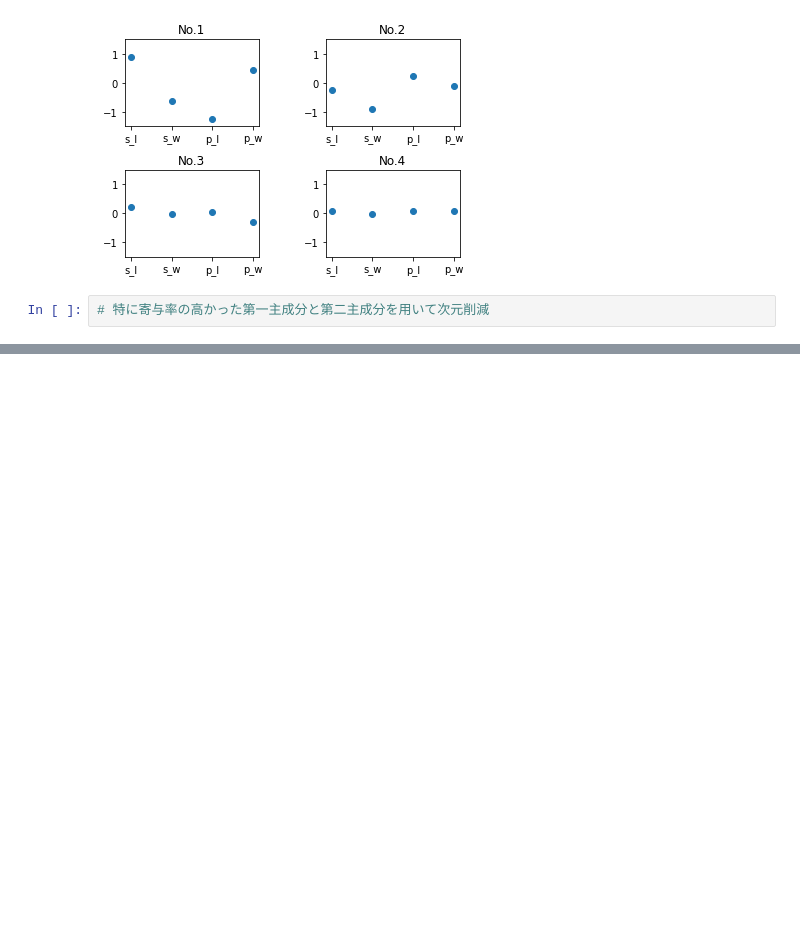
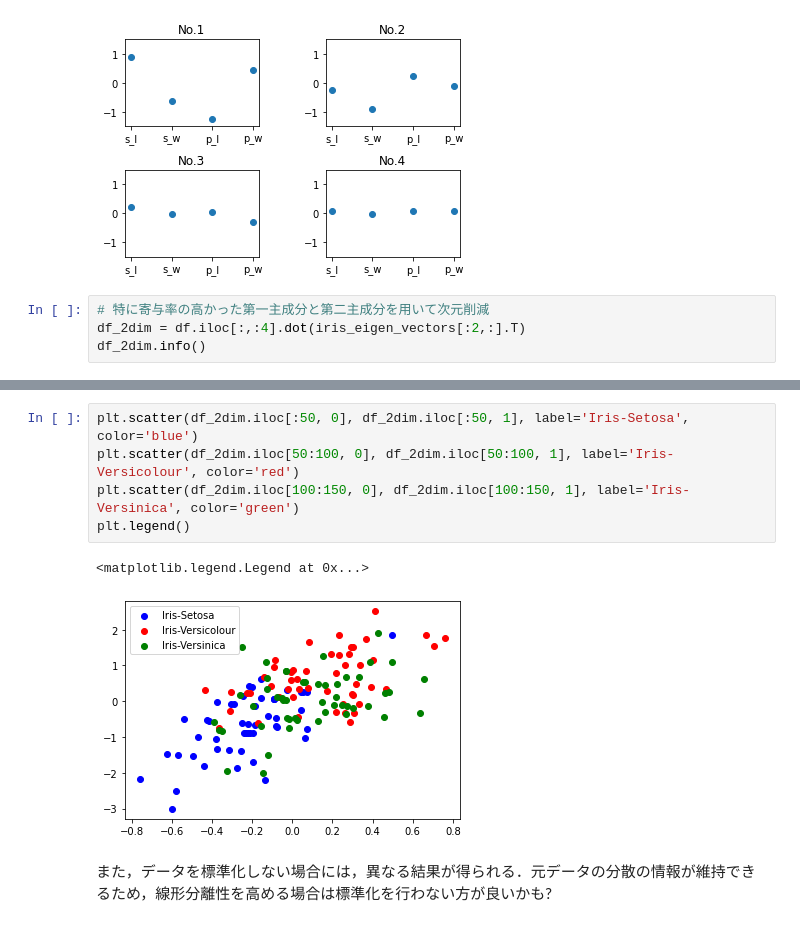
Before and after one commit to kiyoyoki/DataScienceSkillApprentice, a Jupyter notebook: eigenValueVector.ipynb, the cells around one changed output, grey strips where cells are left out. Saved outputs shown, nothing was run; the diff lists cells and outputs as text; blank space fills up the shorter version.

```diff
--- a/eigenValueVector.ipynb
+++ b/eigenValueVector.ipynb
@@ -231,3 +244,5 @@ plt.subplots_adjust(wspace=0.5, hspace=0.5)
 [figure]
 # %%
 # 特に寄与率の高かった第一主成分と第二主成分を用いて次元削減
+df_2dim = df.iloc[:,:4].dot(iris_eigen_vectors[:2,:].T)
+df_2dim.info()
@@ -233,0 +268,10 @@ plt.subplots_adjust(wspace=0.5, hspace=0.5)
+# %%
+plt.scatter(df_2dim.iloc[:50, 0], df_2dim.iloc[:50, 1], label='Iris-Setosa', color='blue')
+plt.scatter(df_2dim.iloc[50:100, 0], df_2dim.iloc[50:100, 1], label='Iris-Versicolour', color='red')
+plt.scatter(df_2dim.iloc[100:150, 0], df_2dim.iloc[100:150, 1], label='Iris-Versinica', color='green')
+plt.legend()
+# %% [output]
+<matplotlib.legend.Legend at 0x...>
+[figure, added]
+# %% [markdown]
+また，データを標準化しない場合には，異なる結果が得られる．元データの分散の情報が維持できるため，線形分離性を高める場合は標準化を行わない方が良いかも?
```
Also changed, not shown: parts of 12 cells of this notebook, 1 other file.
